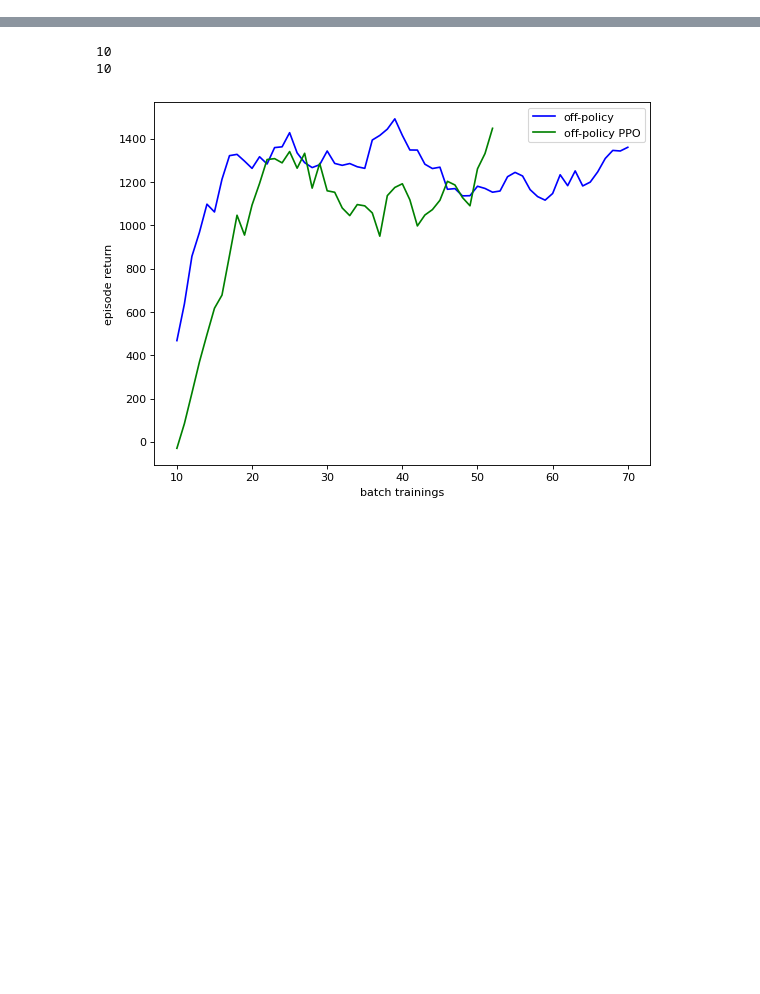
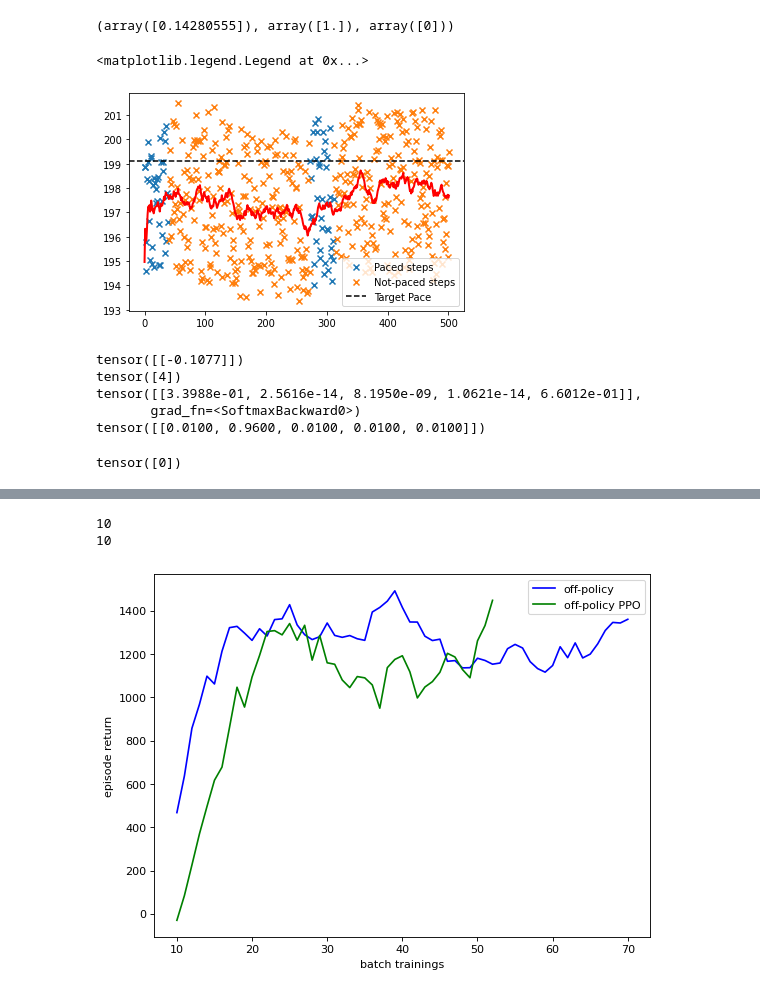
Before and after one commit to jemolano1498/OPPOSD_algorithm, a Jupyter notebook: Model/RL-Agents.ipynb, the cells around one changed output, grey strips where cells are left out. Cells and saved outputs as stored; diff of their text form; code cells hidden in the pictures; blank space fills up the shorter version.

```diff
--- a/Model/RL-Agents.ipynb
+++ b/Model/RL-Agents.ipynb
@@ -143,7 +145,13 @@ params = default_params()
 params['plot_train_samples'] = False
 params['plot_frequency'] = 4
 params['batch_size'] = 1000
+params['offpolicy_iterations'] = 128
+# params['epsilon_start'] = 0.5
+# params['epsilon_finish'] = 0
 params['max_batch_episodes'] = int(500)
+params['max_episode_length'] = int(3)
+# params['epsilon_finish'] = 0.05
+params['epsilon_anneal_time'] = 70000
 env = EnvWrapper(params.get('pref_pace'), params.get('target_pace'))
 n_actions, state_dim = params.get('num_actions'), params.get('states_shape')[0]
 # The model has n_action policy heads and one value head
@@ -151,11 +159,11 @@ model = th.nn.Sequential(th.nn.Linear(state_dim, 128), th.nn.ReLU(),
                          th.nn.Linear(128, 512), th.nn.ReLU(),
                          th.nn.Linear(512, 128), th.nn.ReLU(),
                          th.nn.Linear(128, n_actions + 1))
-experiment = ActorCriticExperiment(params, model, learner=ReinforceLearner(model, params=params))
+experiment = ActorCriticExperiment(params, model, learner=OffpolicyActorCriticLearner(model, params=params))
 
 # Re-executing this code-block picks up the experiment where you left off
-try:
-    experiment.run()
-except KeyboardInterrupt:
-    experiment.close()
-experiment.plot_training()
+# try:
+#     experiment.run()
+# except KeyboardInterrupt:
+#     experiment.close()
+# experiment.plot_training()
@@ -168,3 +257,48 @@ NameError: name 'plot_experiments' is not defined
+# %%
+# env.reset()
+print(env.step(1))
+# %% [output]
+(array([0.14280555]), array([1.]), array([0]))
+# %%
+x = np.linspace(0, len(env.env_pacing), len(env.env_pacing))
+plt.figure()
+plt.scatter(x[np.array(env.env_pacing) == 1], np.array(env.pace)[np.array(env.env_pacing) == 1], marker="x",
+            label='Paced steps')
+plt.scatter(x[np.array(env.env_pacing) == 0], np.array(env.pace)[np.array(env.env_pacing) == 0], marker="x",
+            label='Not-paced steps')
+
+# plt.scatter(x[np.array(env_pacing)==1], np.array(pace)[np.array(env_pacing)==1], marker="x", label='Paced steps')
+# plt.scatter(x[np.array(env_pacing)==0], np.array(pace)[np.array(env_pacing)==0], marker="x", label='Not-paced steps')
+
+# plt.scatter(x[np.array(pacing)==1], np.array(pacing)[np.array(pacing)==1]*181, color='r', marker="x")
+plt.axhline(y=target_pace, color='k', linestyle='--', label='Target Pace')
+
+plt.plot(x, env.state_traj, 'r-', linewidth=2)
+plt.legend()
+# %% [output]
+<matplotlib.legend.Legend at 0x...>
+[figure, added]
+# %%
+state = th.tensor(env.reset(), dtype=th.float32).unsqueeze(dim=-1)
+y = get_probabilities(state)
+print(state)
+# state = (state - th.mean(states)) / th.sqrt(th.var(states))
+# print(state)
+
+mx = model(state)[:, :n_actions]
+pred = th.nn.functional.softmax(mx, dim=-1)
+action = th.distributions.Categorical(probs=pred).sample()
+print(action)
+# print(model(state))
+print(pred)
+print(y)
+# print(init_loss_func(pred, y))
+# %% [output]
+tensor([[-0.1077]])
+tensor([4])
+tensor([[3.3988e-01, 2.5616e-14, 8.1950e-09, 1.0621e-14, 6.6012e-01]],
+       grad_fn=<SoftmaxBackward0>)
+tensor([[0.0100, 0.9600, 0.0100, 0.0100, 0.0100]])
 # %%
 names = ['off-policy', 'off-policy PPO']
 experiments = []
@@ -170,0 +337,6 @@ experiments = []
+# %%
+# experiment.controller.probabilities(env.reset())
+experiment.controller.choose(env.reset()).detach()
+# experiment.controller.epsilon()
+# %% [output]
+tensor([0])
```
Also changed, not shown: parts of 13 cells of this notebook, 27 other files.
